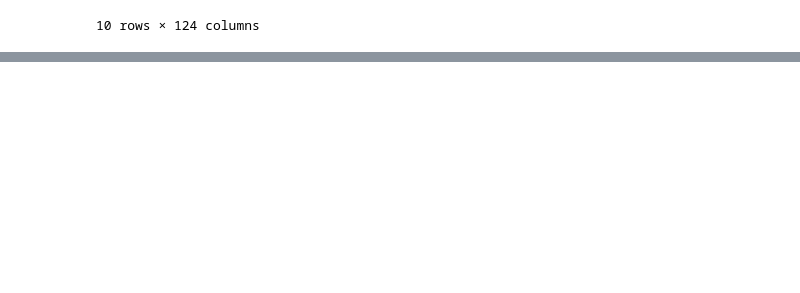
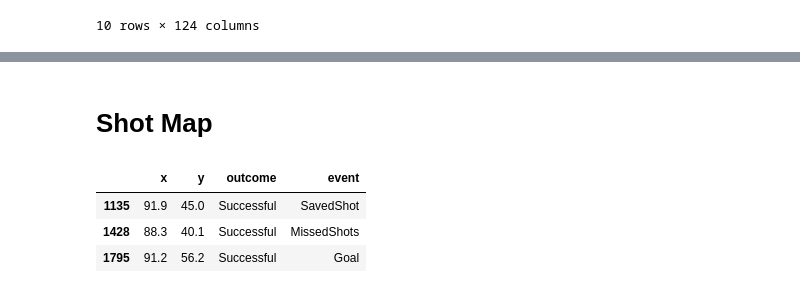
Before and after one commit to Ash7119/2026-FIFA-WC-Analysis, a Jupyter notebook: Ferran Torres.ipynb, the cells around one changed output, grey strips where cells are left out. Drawn from its saved outputs; the diff is of its cells as text; code cells hidden in the pictures; blank space fills up the shorter version.

```diff
--- a/Ferran Torres.ipynb
+++ b/Ferran Torres.ipynb
@@ -23,0 +67,14 @@ Shark.head(10)
+# %% [markdown]
+# Shot Map
+# %%
+Shark_Shot = Shark.loc[
+    Shark["event"].isin(["SavedShot", "Goal", "MissedShots"]),
+    ["x", "y","outcome", "event"],
+]
+
+Shark_Shot.head(10)
+# %% [output]
+|  | x | y | outcome | event |
+| 1135 | 91.9 | 45.0 | Successful | SavedShot |
+| 1428 | 88.3 | 40.1 | Successful | MissedShots |
+| 1795 | 91.2 | 56.2 | Successful | Goal |
```
Also changed, not shown: parts of 8 cells of this notebook.
